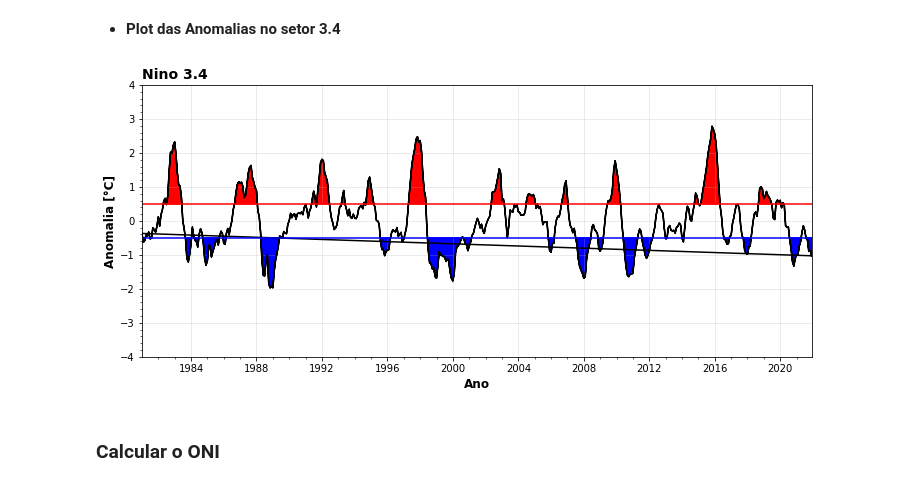
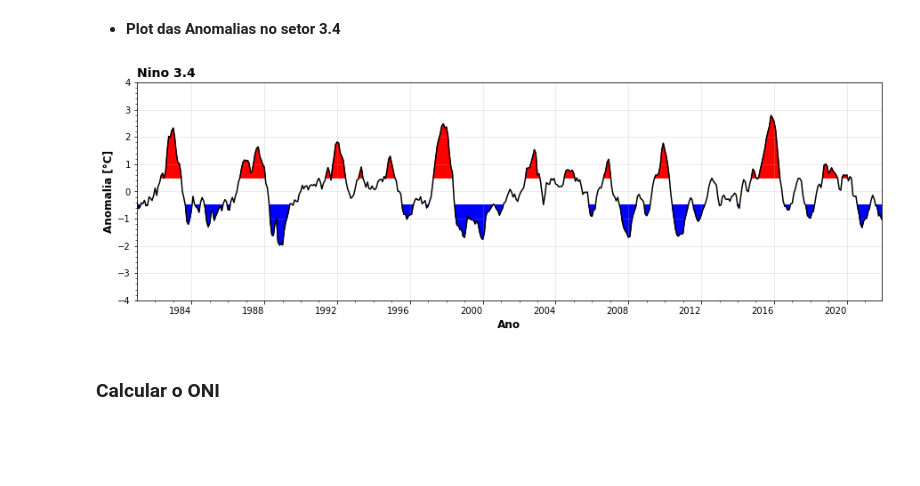
Before and after one commit to Luiz-Octavioo/Curso-de-Python-para-Estudos-Climaticos, a Jupyter notebook: Xarray_para_estudos_climatico_II.ipynb, the cells around one changed output. Cells and saved outputs as stored; diff of their text form; code cells hidden in the pictures; blank space fills up the shorter version.

```diff
--- a/Xarray_para_estudos_climatico_II.ipynb
+++ b/Xarray_para_estudos_climatico_II.ipynb
@@ -313,48 +318,46 @@ nino34_avg = nino_34.mean(dim=['lat','lon'])
 # %%
 # Transformar em dataframe para o plot
 nino_df = nino34_avg.to_dataframe().reset_index()
+nino_df.set_index('time', inplace=True)
 # %% [markdown]
 * **Plot das Anomalias no setor 3.4**
 # %%
 # PLOT ANOMALIAS NINO 3.4
+fig, ax = plt.subplots(figsize=(15, 5))
 
-# PARAMETROS DO PLOT
 el_nino_threshold = 0.5
-xrange = nino_df['time']
-y = nino_df['sst']
-x_limits = [min(xrange), max(xrange)]
-y_limits = [-4., 4.]
+y = nino_df.sst
+
+# Plot da série temporal
+nino_df.sst.plot(color='black', ax=ax, rot=0)
+
+# Plot de preenchimento
+# EL Nino
+ax.fill_between(nino_df.index, el_nino_threshold, y, color='red',
+                 where=y>=el_nino_threshold, interpolate=True)
+# La Nina
+ax.fill_between(nino_df.index, -el_nino_threshold, y, color='blue',
+                 where=y<=-el_nino_threshold)
 
 
-########################################
-### Plot
-fig, ax = plt.subplots(figsize=(12, 5))
-ax.plot(xrange, y,color='black')
+# Configurar os limites dos eixos
+x_limits = [min(nino_df.index), max(nino_df.index)]
+y_limits = [-4, 4]
 
-# Plot das linhas vermelhas e azuis
-ax.plot(x_limits, [el_nino_threshold, el_nino_threshold], c='r')
-ax.plot(x_limits, [-el_nino_threshold, -el_nino_threshold], c='b')
-
-# Plot de prenchimento, considerando os valores maiores que 0.5[el nino] e menor que 0.5 [la nina].
-ax.fill_between(xrange, el_nino_threshold, y, color='red',
-                 where=y>=el_nino_threshold, interpolate=True)
-ax.fill_between(xrange, -el_nino_threshold, y, color='blue',
-                 where=y<=-el_nino_threshold)
-
-# Definir os limites dos eixos x e y
+# Definir os limites do eixo x
 ax.set_xlim(x_limits)
 ax.set_ylim(y_limits)
 
 
 ### Ticks
 ###### OPCIONAL
 ax.minorticks_on()
 ax.set_ylabel("Anomalia [°C]", fontweight='bold', fontsize=12)
 ax.set_xlabel("Ano", fontweight='bold', fontsize=12)
 ax.set_title('Nino 3.4',loc='left' ,fontweight='bold', fontsize=14)
 ax.grid(alpha=0.3)
 # %% [output]
-[figure, old version]
+[figure, new version]
 # %% [markdown]
 ### Calcular o ONI
 # %% [markdown]
```
Also changed, not shown: parts of 3 cells of this notebook.
